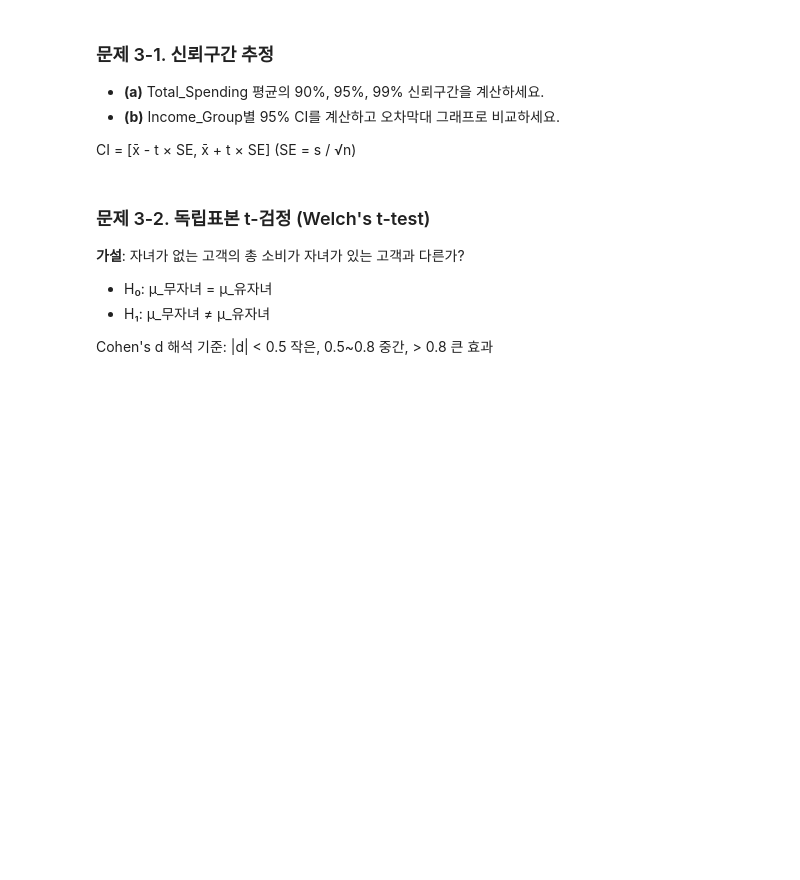
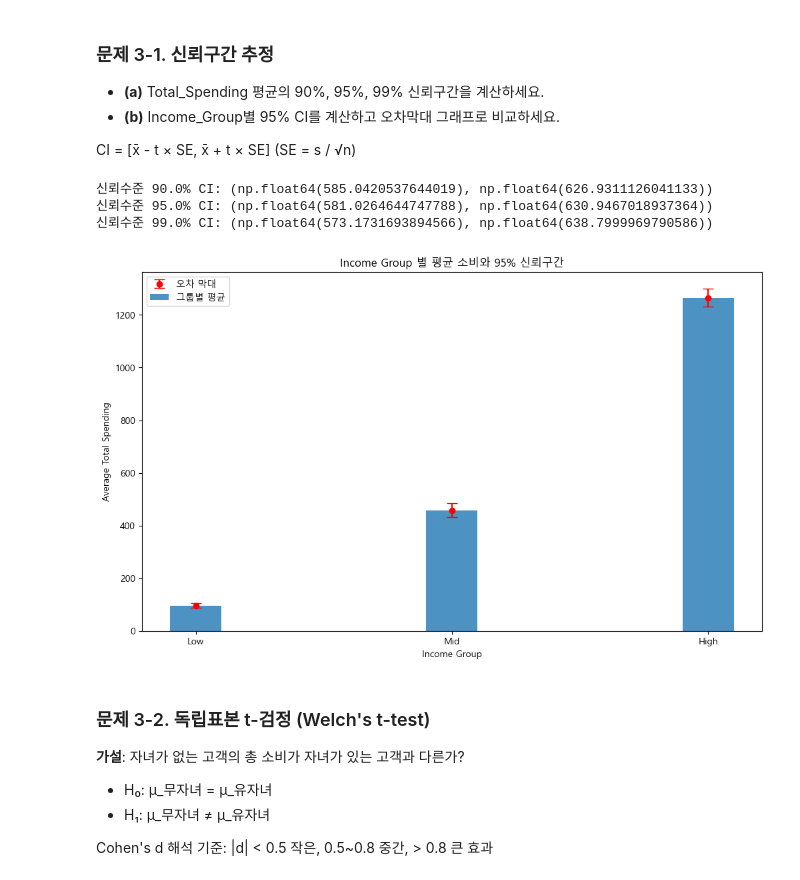
Before and after one commit to sparta-data11-statistics-practice/practice-01-descriptive-statistics-Heesang01, a Jupyter notebook: practice_comprehensive.ipynb, the cells around one changed output. Cells and saved outputs as stored; diff of their text form; code cells hidden in the pictures; blank space fills up the shorter version.

```diff
--- a/practice_comprehensive.ipynb
+++ b/practice_comprehensive.ipynb
@@ -625,8 +698,51 @@ CI = [x̄ - t × SE, x̄ + t × SE] (SE = s / √n)
 # %%
 # TODO 3-1(a): Total_Spending 평균의 신뢰구간 (90%, 95%, 99%)
 # CI = x̄ ± t(α/2, n-1) × SE
+
+def confidence(series, confidence_level):
+    mean = series.mean()
+    std = series.std(ddof=1)
+    n = len(series)
+    se = std/np.sqrt(n)
+    alpha = 1 - confidence_level
+    t = stats.t.ppf(1-alpha/2, df=n-1)
+    high = mean + t * se
+    low = mean - t * se
+    return low, high
+
+for confidence_level in [0.90, 0.95, 0.99]:
+    print(f'신뢰수준 {confidence_level:.1%} CI: {confidence(df['Total_Spending'], confidence_level)}')
+# %% [output]
+신뢰수준 90.0% CI: (np.float64(585.0420537644019), np.float64(626.9311126041133))
+신뢰수준 95.0% CI: (np.float64(581.0264644747788), np.float64(630.9467018937364))
+신뢰수준 99.0% CI: (np.float64(573.1731693894566), np.float64(638.7999969790586))
 # %%
 # TODO 3-1(b): Income_Group별 95% CI 계산 + 오차막대 그래프
+summary = df.groupby('Income_Group')['Total_Spending'].agg(['mean', 'std', 'count']).reset_index()
+alpha = 0.05
+summary['low_95CI'] = summary['mean'] - (stats.t.ppf(1-alpha/2, df= summary['count']-1))*(summary['std']/np.sqrt(summary['count']))
+summary['high_95CI'] = summary['mean'] + (stats.t.ppf(1-alpha/2, df= summary['count']-1))*(summary['std']/np.sqrt(summary['count']))
+summary['yerr'] = summary['mean'] - summary['low_95CI']
+
+plt.figure(figsize=(12,7))
+plt.errorbar(
+    summary['Income_Group'],
+    summary['mean'],
+    summary['yerr'],
+    fmt='o',
+    capsize=6,
+    color='red',
+    label='오차 막대'
+)
+plt.bar(summary['Income_Group'], summary['mean'], width=0.2, alpha=0.8, label='그룹별 평균')
+
+plt.xlabel('Income Group')
+plt.ylabel('Average Total Spending')
+plt.title('Income Group 별 평균 소비와 95% 신뢰구간')
+plt.legend()
+plt.show()
+# %% [output]
+[figure, added]
 # %% [markdown]
 ### 문제 3-2. 독립표본 t-검정 (Welch's t-test)
 
```
Also changed, not shown: parts of 14 cells of this notebook, 1 other file.
